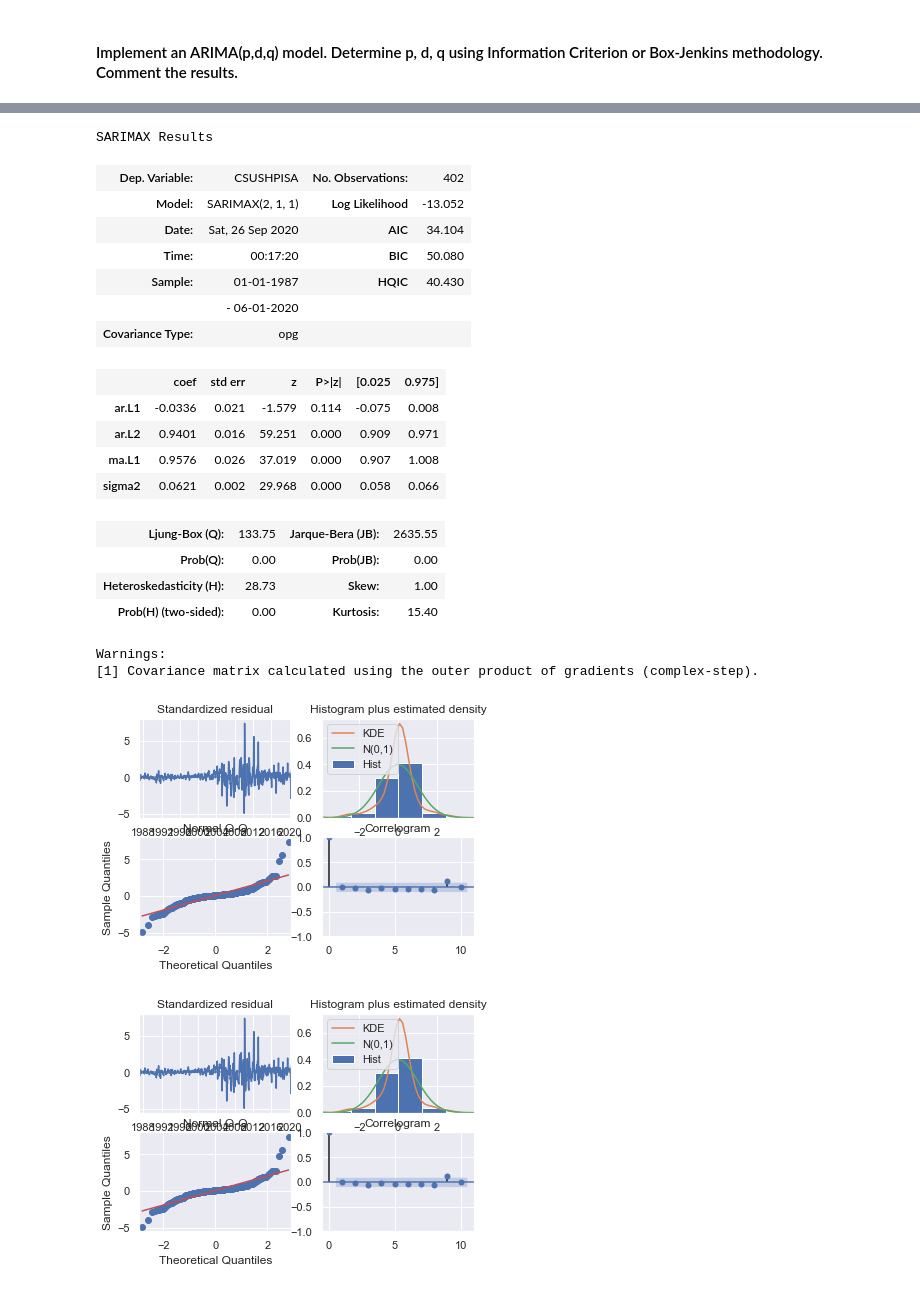
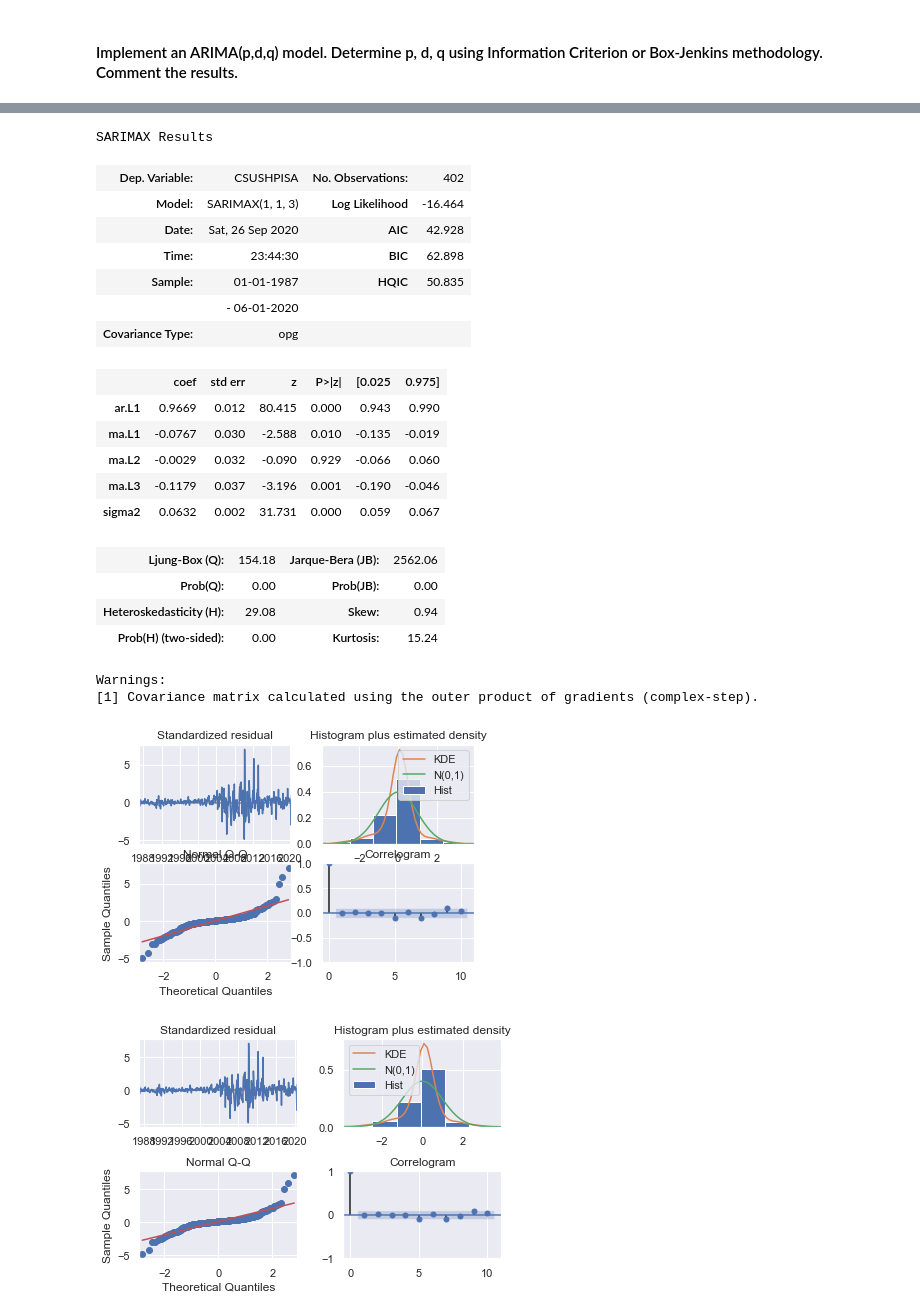
Before and after one commit to tlfmcooper/MscFE_610_ECON, a Jupyter notebook: submission_1.ipynb, the cells around one changed output, grey strips where cells are left out. Saved outputs shown, nothing was run; the diff lists cells and outputs as text; code cells hidden in the pictures.

```diff
--- a/submission_1.ipynb
+++ b/submission_1.ipynb
@@ -342,32 +333,34 @@ order_df[order_df.d !=0].sort_values('aic')
 # %%
-model = SARIMAX(home_price, order=(2,1,1))
+model = SARIMAX(home_price, order=(1,1,3))
 results = model.fit()
 results.summary()
-#forecast = results.get_prediction(start=25)
+forecast = results.get_prediction(start=-24)
 # %% [output]
 SARIMAX Results
 | Dep. Variable: | CSUSHPISA | No. Observations: | 402 |
-| Model: | SARIMAX(2, 1, 1) | Log Likelihood | -13.052 |
-| Date: | Sat, 26 Sep 2020 | AIC | 34.104 |
-| Time: | 00:17:20 | BIC | 50.080 |
-| Sample: | 01-01-1987 | HQIC | 40.430 |
+| Model: | SARIMAX(1, 1, 3) | Log Likelihood | -16.464 |
+| Date: | Sat, 26 Sep 2020 | AIC | 42.928 |
+| Time: | 23:44:30 | BIC | 62.898 |
+| Sample: | 01-01-1987 | HQIC | 50.835 |
 |  | - 06-01-2020 |  |  |
 | Covariance Type: | opg |  |  |
 |  | coef | std err | z | P>|z| | [0.025 | 0.975] |
-| ar.L1 | -0.0336 | 0.021 | -1.579 | 0.114 | -0.075 | 0.008 |
-| ar.L2 | 0.9401 | 0.016 | 59.251 | 0.000 | 0.909 | 0.971 |
-| ma.L1 | 0.9576 | 0.026 | 37.019 | 0.000 | 0.907 | 1.008 |
-| sigma2 | 0.0621 | 0.002 | 29.968 | 0.000 | 0.058 | 0.066 |
+| ar.L1 | 0.9669 | 0.012 | 80.415 | 0.000 | 0.943 | 0.990 |
+| ma.L1 | -0.0767 | 0.030 | -2.588 | 0.010 | -0.135 | -0.019 |
+| ma.L2 | -0.0029 | 0.032 | -0.090 | 0.929 | -0.066 | 0.060 |
+| ma.L3 | -0.1179 | 0.037 | -3.196 | 0.001 | -0.190 | -0.046 |
+| sigma2 | 0.0632 | 0.002 | 31.731 | 0.000 | 0.059 | 0.067 |
-| Ljung-Box (Q): | 133.75 | Jarque-Bera (JB): | 2635.55 |
+| Ljung-Box (Q): | 154.18 | Jarque-Bera (JB): | 2562.06 |
 | Prob(Q): | 0.00 | Prob(JB): | 0.00 |
-| Heteroskedasticity (H): | 28.73 | Skew: | 1.00 |
-| Prob(H) (two-sided): | 0.00 | Kurtosis: | 15.40 |
+| Heteroskedasticity (H): | 29.08 | Skew: | 0.94 |
+| Prob(H) (two-sided): | 0.00 | Kurtosis: | 15.24 |
 Warnings:
 [1] Covariance matrix calculated using the outer product of gradients (complex-step).
 # %%
 # Create the 4 diagostics plots
 results.plot_diagnostics()
+plt.tight_layout()
 plt.show()
 # %% [output]
-[figure, old version]
+[figure, new version]
-[figure, old version]
+[figure, new version]
```
Also changed, not shown: parts of 14 cells of this notebook.
